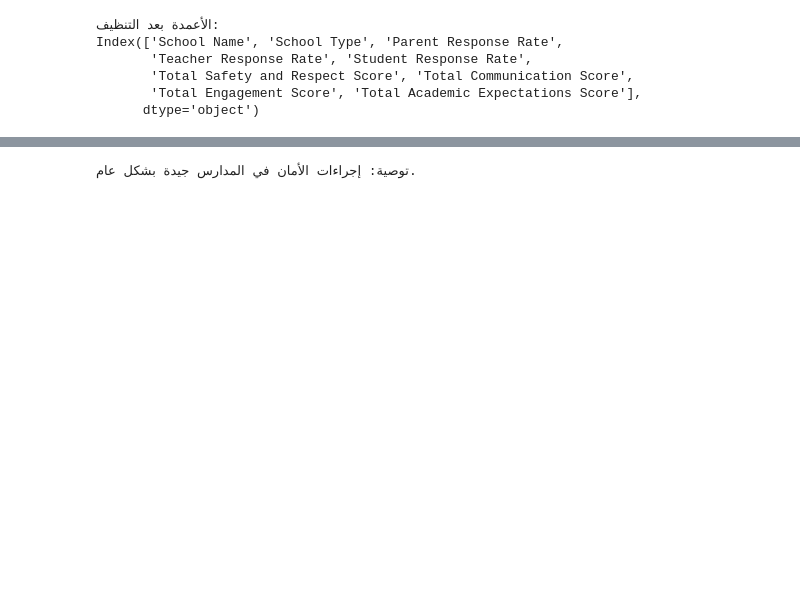
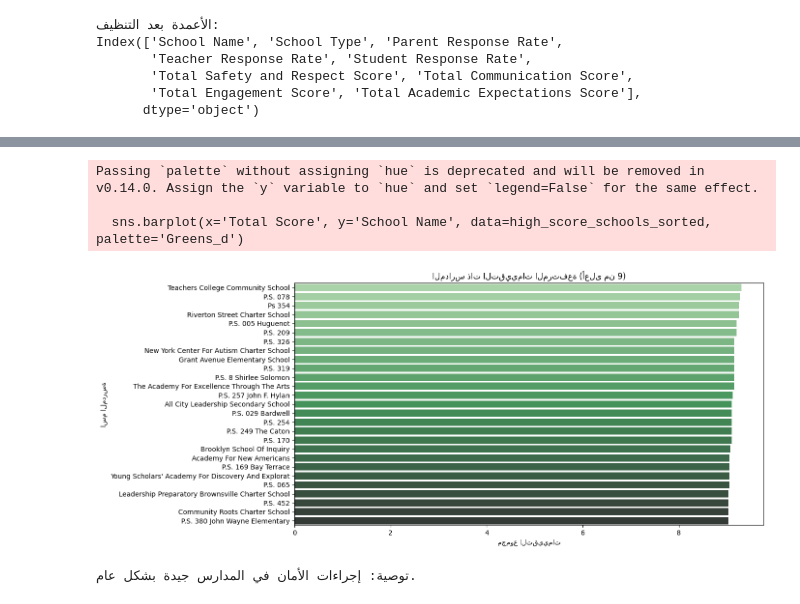
Before and after one commit to Raed11998/Task2, a Jupyter notebook: Task3.ipynb, the cells around one changed output, grey strips where cells are left out. Cells and saved outputs as stored; diff of their text form; code cells hidden in the pictures; blank space fills up the shorter version.

```diff
--- a/Task3.ipynb
+++ b/Task3.ipynb
@@ -155,3 +201,46 @@ Index: []
+# %%
+
+
+
+
+# تنظيف أسماء الأعمدة من الفراغات
+data_cleaned.columns = data_cleaned.columns.str.strip()
+
+# تعريف الأعمدة الخاصة بالتقييمات
+score_columns = [
+    'Total Safety and Respect Score',
+    'Total Communication Score',
+    'Total Engagement Score',
+    'Total Academic Expectations Score'
+]
+
+# تحويل الأعمدة إلى أرقام
+for col in score_columns:
+    data_cleaned[col] = pd.to_numeric(data_cleaned[col], errors='coerce')
+
+# حساب متوسط التقييم لكل مدرسة
+data_cleaned['Total Score'] = data_cleaned[score_columns].mean(axis=1)
+
+# استخراج المدارس ذات التقييمات العالية فقط (أعلى من 9)
+high_score_schools = data_cleaned[data_cleaned['Total Score'] > 9]
+
+# ترتيب المدارس تنازليًا حسب التقييم
+high_score_schools_sorted = high_score_schools.sort_values(by='Total Score', ascending=False)
+
+# رسم الرسم البياني
+plt.figure(figsize=(14, 6))
+sns.barplot(x='Total Score', y='School Name', data=high_score_schools_sorted, palette='Greens_d')
+
+plt.title('المدارس ذات التقييمات المرتفعة (أعلى من 9)')
+plt.xlabel('مجموع التقييمات')
+plt.ylabel('اسم المدرسة')
+plt.tight_layout()
+plt.show()
+# %% [output]
+Passing `palette` without assigning `hue` is deprecated and will be removed in v0.14.0. Assign the `y` variable to `hue` and set `legend=False` for the same effect.
+
+  sns.barplot(x='Total Score', y='School Name', data=high_score_schools_sorted, palette='Greens_d')
+[figure, added]
 # %%
 
 # 4. التوصيات (Recommendations)
```
Also changed, not shown: parts of 9 cells of this notebook.
